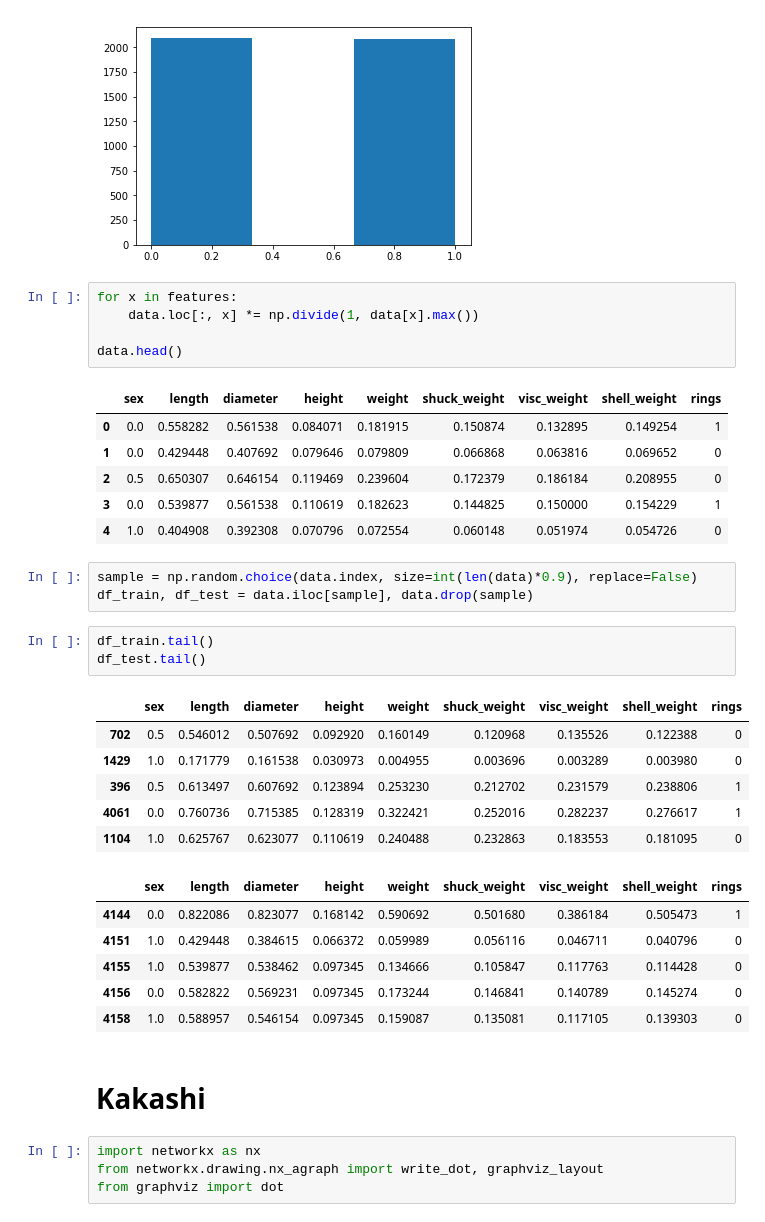
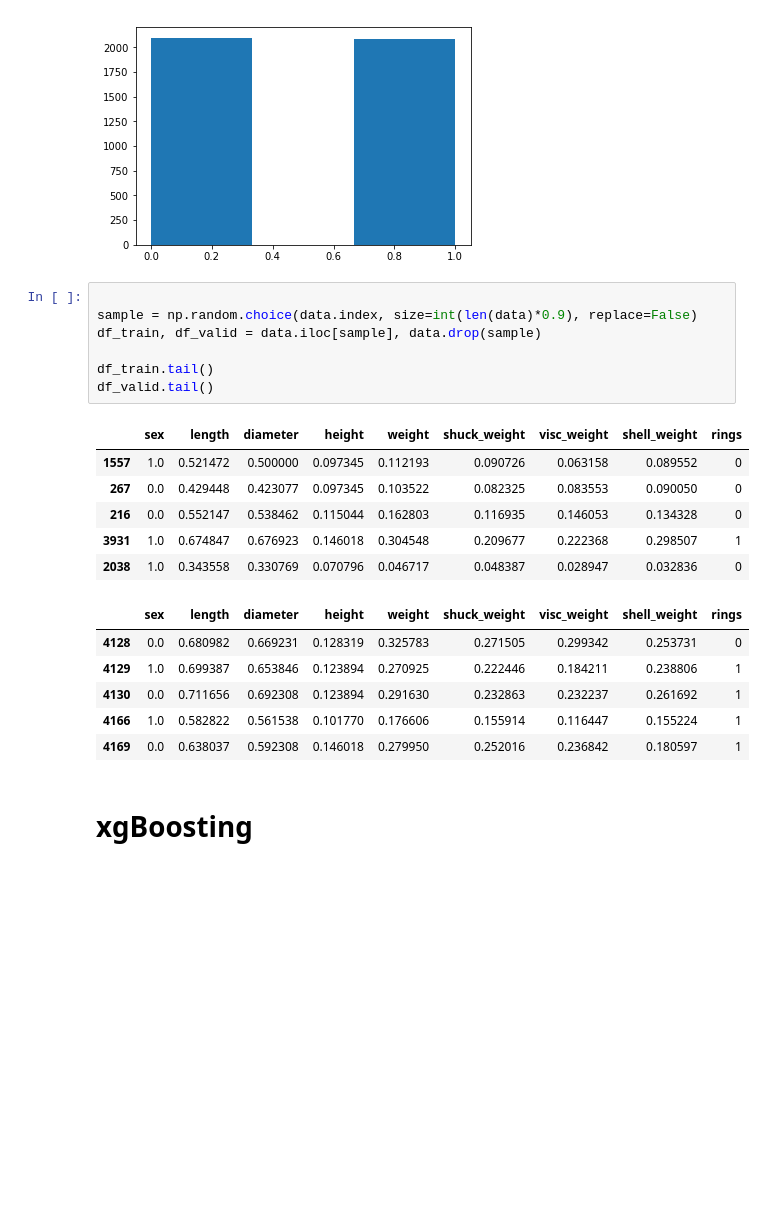
Before and after one commit to q1park/homegrown, a Jupyter notebook: xGBDT.ipynb, the cells around one changed output. Cells and saved outputs as stored; diff of their text form; blank space fills up the shorter version.

```diff
--- a/xGBDT.ipynb
+++ b/xGBDT.ipynb
@@ -36,40 +31,25 @@ plt.hist(data['rings'], bins = 3)
 pass;
 # %% [output]
 [figure]
-# %%
-for x in features:
-    data.loc[:, x] *= np.divide(1, data[x].max())
-
-data.head()
-# %% [output]
-|  | sex | length | diameter | height | weight | shuck_weight | visc_weight | shell_weight | rings |
-| 0 | 0.0 | 0.558282 | 0.561538 | 0.084071 | 0.181915 | 0.150874 | 0.132895 | 0.149254 | 1 |
-| 1 | 0.0 | 0.429448 | 0.407692 | 0.079646 | 0.079809 | 0.066868 | 0.063816 | 0.069652 | 0 |
-| 2 | 0.5 | 0.650307 | 0.646154 | 0.119469 | 0.239604 | 0.172379 | 0.186184 | 0.208955 | 0 |
-| 3 | 0.0 | 0.539877 | 0.561538 | 0.110619 | 0.182623 | 0.144825 | 0.150000 | 0.154229 | 1 |
-| 4 | 1.0 | 0.404908 | 0.392308 | 0.070796 | 0.072554 | 0.060148 | 0.051974 | 0.054726 | 0 |
 # %%
+
 sample = np.random.choice(data.index, size=int(len(data)*0.9), replace=False)
-df_train, df_test = data.iloc[sample], data.drop(sample)
+df_train, df_valid = data.iloc[sample], data.drop(sample)
+
+df_train.tail()
+df_valid.tail()
+# %% [output]
+|  | sex | length | diameter | height | weight | shuck_weight | visc_weight | shell_weight | rings |
+| 1557 | 1.0 | 0.521472 | 0.500000 | 0.097345 | 0.112193 | 0.090726 | 0.063158 | 0.089552 | 0 |
+| 267 | 0.0 | 0.429448 | 0.423077 | 0.097345 | 0.103522 | 0.082325 | 0.083553 | 0.090050 | 0 |
+| 216 | 0.0 | 0.552147 | 0.538462 | 0.115044 | 0.162803 | 0.116935 | 0.146053 | 0.134328 | 0 |
+| 3931 | 1.0 | 0.674847 | 0.676923 | 0.146018 | 0.304548 | 0.209677 | 0.222368 | 0.298507 | 1 |
+| 2038 | 1.0 | 0.343558 | 0.330769 | 0.070796 | 0.046717 | 0.048387 | 0.028947 | 0.032836 | 0 |
+|  | sex | length | diameter | height | weight | shuck_weight | visc_weight | shell_weight | rings |
+| 4128 | 0.0 | 0.680982 | 0.669231 | 0.128319 | 0.325783 | 0.271505 | 0.299342 | 0.253731 | 0 |
+| 4129 | 1.0 | 0.699387 | 0.653846 | 0.123894 | 0.270925 | 0.222446 | 0.184211 | 0.238806 | 1 |
+| 4130 | 0.0 | 0.711656 | 0.692308 | 0.123894 | 0.291630 | 0.232863 | 0.232237 | 0.261692 | 1 |
+| 4166 | 1.0 | 0.582822 | 0.561538 | 0.101770 | 0.176606 | 0.155914 | 0.116447 | 0.155224 | 1 |
+| 4169 | 0.0 | 0.638037 | 0.592308 | 0.146018 | 0.279950 | 0.252016 | 0.236842 | 0.180597 | 1 |
-# %%
-df_train.tail()
-df_test.tail()
-# %% [output]
-|  | sex | length | diameter | height | weight | shuck_weight | visc_weight | shell_weight | rings |
-| 702 | 0.5 | 0.546012 | 0.507692 | 0.092920 | 0.160149 | 0.120968 | 0.135526 | 0.122388 | 0 |
-| 1429 | 1.0 | 0.171779 | 0.161538 | 0.030973 | 0.004955 | 0.003696 | 0.003289 | 0.003980 | 0 |
-| 396 | 0.5 | 0.613497 | 0.607692 | 0.123894 | 0.253230 | 0.212702 | 0.231579 | 0.238806 | 1 |
-| 4061 | 0.0 | 0.760736 | 0.715385 | 0.128319 | 0.322421 | 0.252016 | 0.282237 | 0.276617 | 1 |
-| 1104 | 1.0 | 0.625767 | 0.623077 | 0.110619 | 0.240488 | 0.232863 | 0.183553 | 0.181095 | 0 |
-|  | sex | length | diameter | height | weight | shuck_weight | visc_weight | shell_weight | rings |
-| 4144 | 0.0 | 0.822086 | 0.823077 | 0.168142 | 0.590692 | 0.501680 | 0.386184 | 0.505473 | 1 |
-| 4151 | 1.0 | 0.429448 | 0.384615 | 0.066372 | 0.059989 | 0.056116 | 0.046711 | 0.040796 | 0 |
-| 4155 | 1.0 | 0.539877 | 0.538462 | 0.097345 | 0.134666 | 0.105847 | 0.117763 | 0.114428 | 0 |
-| 4156 | 0.0 | 0.582822 | 0.569231 | 0.097345 | 0.173244 | 0.146841 | 0.140789 | 0.145274 | 0 |
-| 4158 | 1.0 | 0.588957 | 0.546154 | 0.097345 | 0.159087 | 0.135081 | 0.117105 | 0.139303 | 0 |
 # %% [markdown]
-# Kakashi
+# xgBoosting
-# %%
-import networkx as nx
-from networkx.drawing.nx_agraph import write_dot, graphviz_layout
-from graphviz import dot
```
Also changed, not shown: parts of 19 cells of this notebook, 3 other files.
